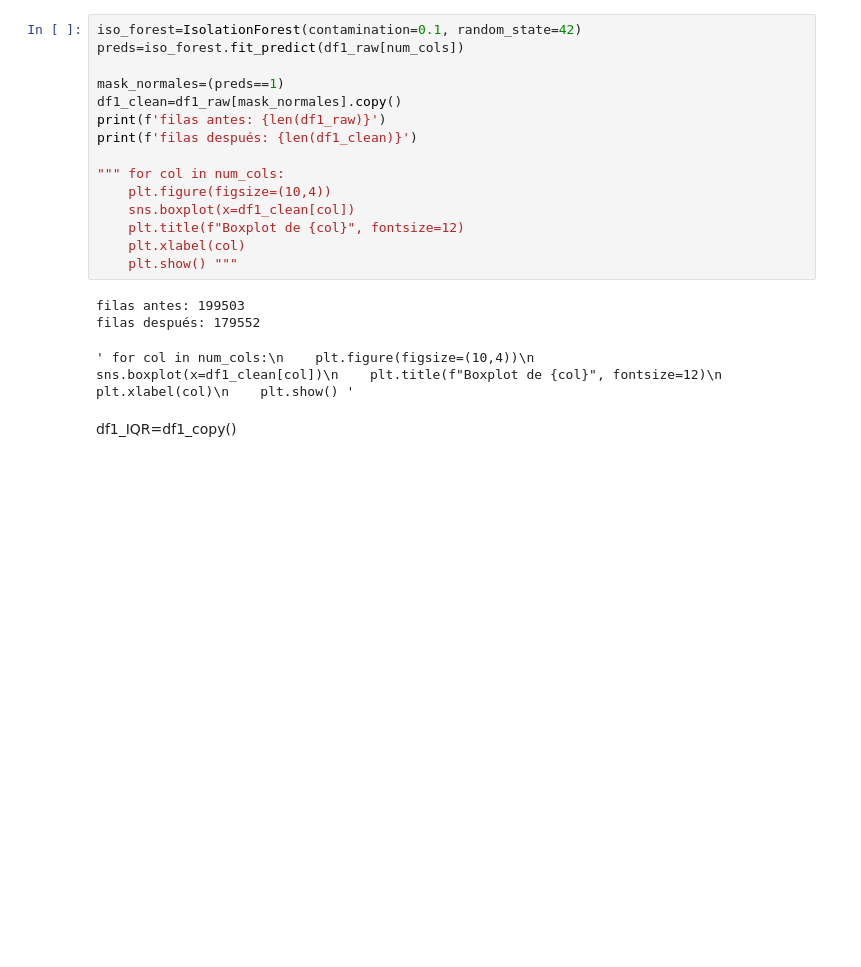
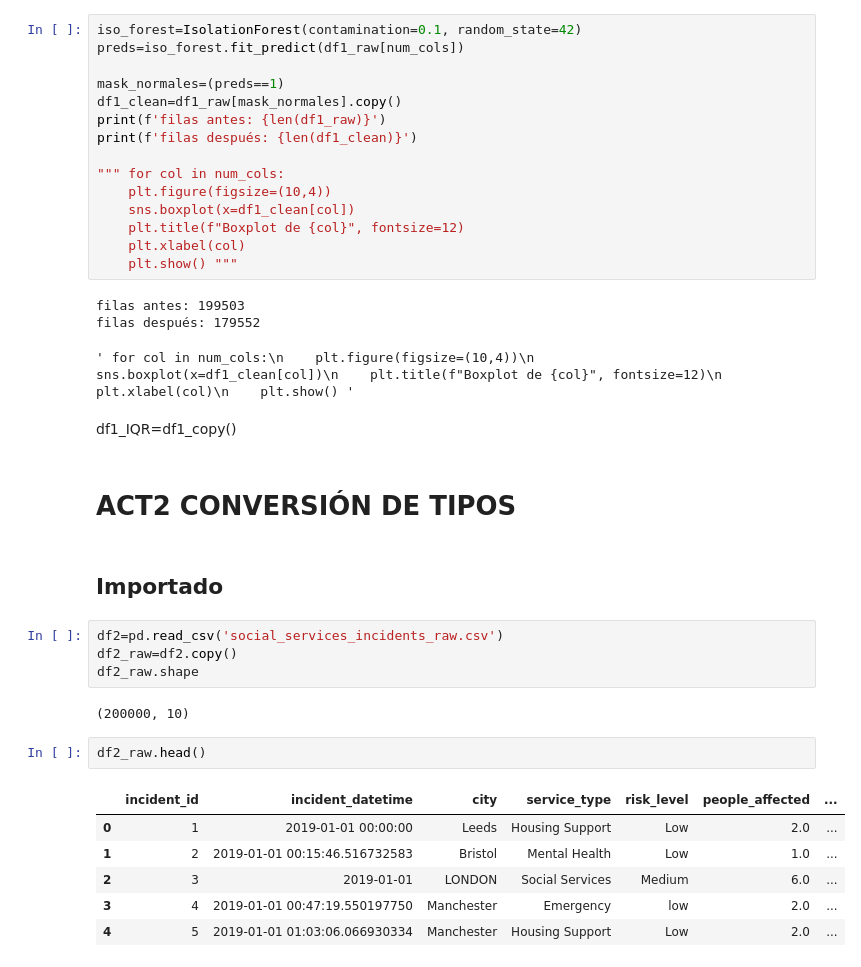
Before and after one commit to AntonioDavid333/python-ud3-ejercicios, a Jupyter notebook: ejercicios.ipynb, the cells around one changed output. Drawn from its saved outputs; the diff is of its cells as text; blank space fills up the shorter version.

```diff
--- a/ejercicios.ipynb
+++ b/ejercicios.ipynb
@@ -284,3 +281,22 @@ filas después: 179552
 ' for col in num_cols:\n    plt.figure(figsize=(10,4))\n    sns.boxplot(x=df1_clean[col])\n    plt.title(f"Boxplot de {col}", fontsize=12)\n    plt.xlabel(col)\n    plt.show() '
 # %% [markdown]
 df1_IQR=df1_copy()
+# %% [markdown]
+# ACT2 CONVERSIÓN DE TIPOS
+# %% [markdown]
+## Importado
+# %%
+df2=pd.read_csv('social_services_incidents_raw.csv')
+df2_raw=df2.copy()
+df2_raw.shape
+# %% [output]
+(200000, 10)
+# %%
+df2_raw.head()
+# %% [output]
+|  | incident_id | incident_datetime | city | service_type | risk_level | people_affected | ... |
+| 0 | 1 | 2019-01-01 00:00:00 | Leeds | Housing Support | Low | 2.0 | ... |
+| 1 | 2 | 2019-01-01 00:15:46.516732583 | Bristol | Mental Health | Low | 1.0 | ... |
+| 2 | 3 | 2019-01-01 | LONDON | Social Services | Medium | 6.0 | ... |
+| 3 | 4 | 2019-01-01 00:47:19.550197750 | Manchester | Emergency | low | 2.0 | ... |
+| 4 | 5 | 2019-01-01 01:03:06.066930334 | Manchester | Housing Support | Low | 2.0 | ... |
```
Also changed, not shown: parts of 6 cells of this notebook.
